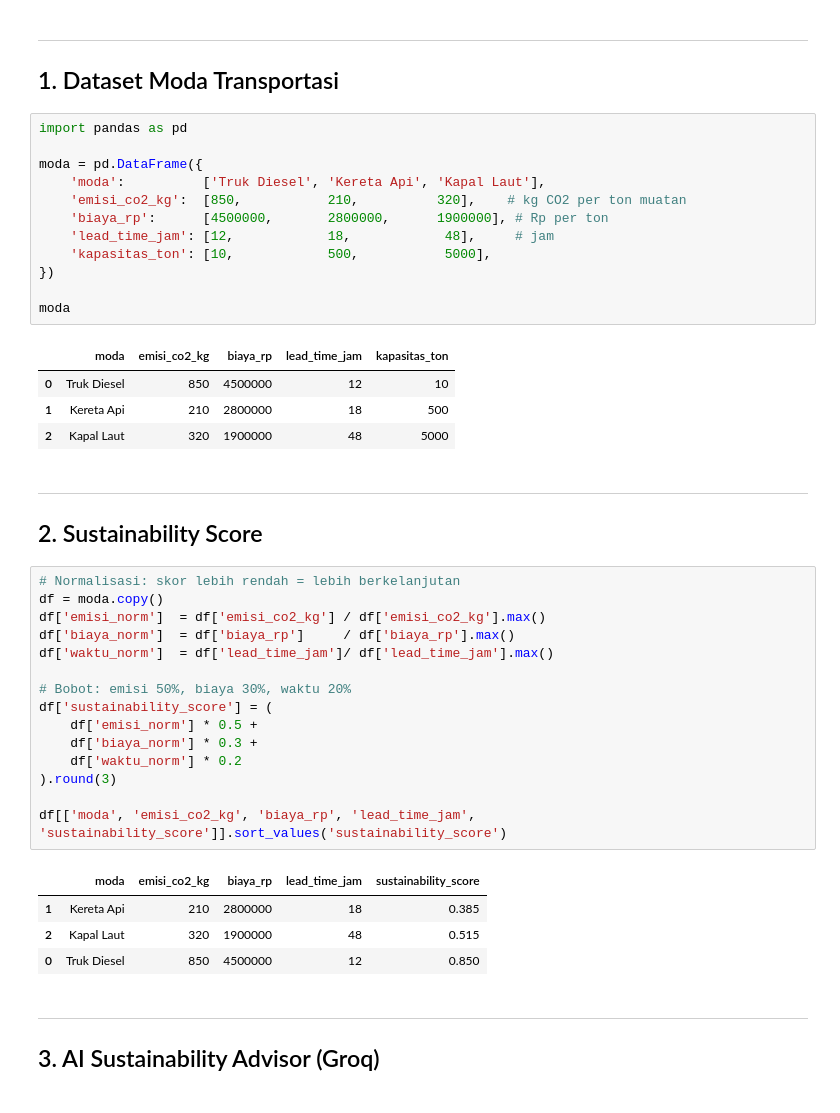
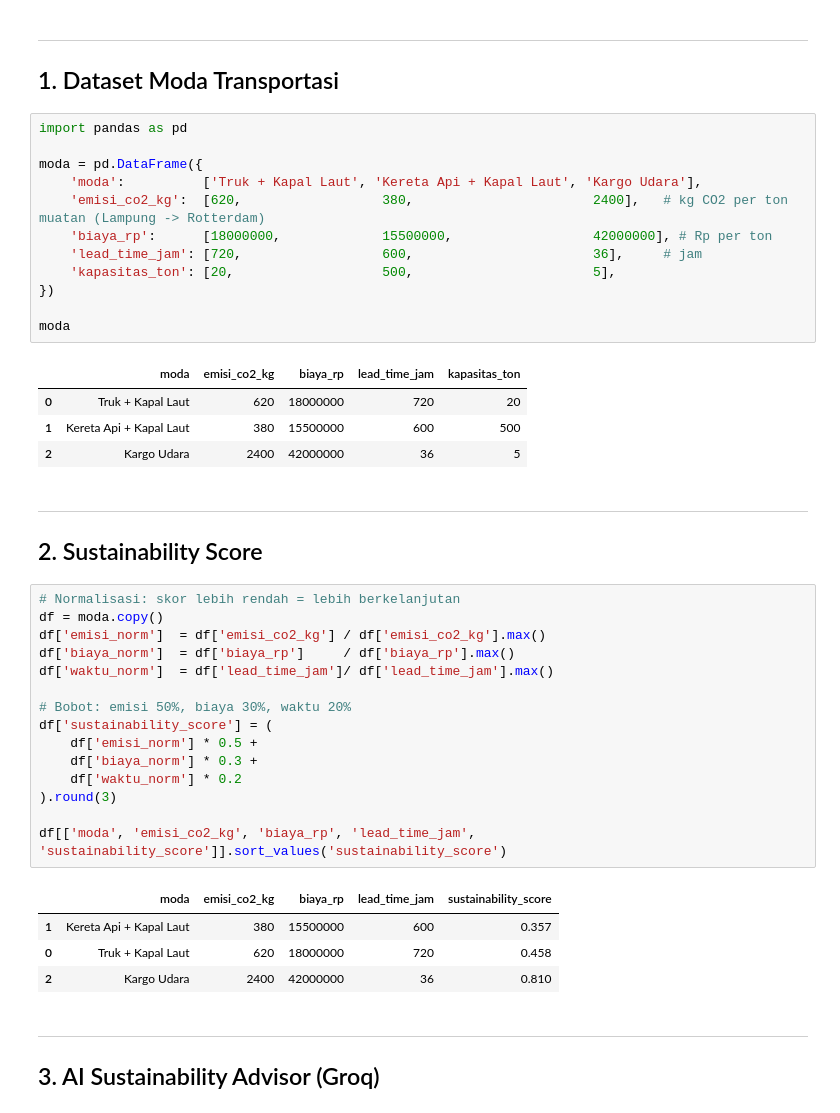
Before and after one commit to isalgi/ds-101, a Jupyter notebook: pertemuan-11.ipynb, the cells around one changed output. Cells and saved outputs as stored; diff of their text form.

```diff
--- a/pertemuan-11.ipynb
+++ b/pertemuan-11.ipynb
@@ -14,20 +14,20 @@ Distribusi beras dari Lampung ke Jakarta menggunakan tiga moda:
 # %%
 import pandas as pd
 
 moda = pd.DataFrame({
-    'moda':          ['Truk Diesel', 'Kereta Api', 'Kapal Laut'],
-    'emisi_co2_kg':  [850,           210,          320],    # kg CO2 per ton muatan
-    'biaya_rp':      [4500000,       2800000,      1900000], # Rp per ton
-    'lead_time_jam': [12,            18,            48],     # jam
-    'kapasitas_ton': [10,            500,           5000],
+    'moda':          ['Truk + Kapal Laut', 'Kereta Api + Kapal Laut', 'Kargo Udara'],
+    'emisi_co2_kg':  [620,                  380,                       2400],   # kg CO2 per ton muatan (Lampung -> Rotterdam)
+    'biaya_rp':      [18000000,             15500000,                  42000000], # Rp per ton
+    'lead_time_jam': [720,                  600,                       36],     # jam
+    'kapasitas_ton': [20,                   500,                       5],
 })
 
 moda
 # %% [output]
 |  | moda | emisi_co2_kg | biaya_rp | lead_time_jam | kapasitas_ton |
-| 0 | Truk Diesel | 850 | 4500000 | 12 | 10 |
-| 1 | Kereta Api | 210 | 2800000 | 18 | 500 |
-| 2 | Kapal Laut | 320 | 1900000 | 48 | 5000 |
+| 0 | Truk + Kapal Laut | 620 | 18000000 | 720 | 20 |
+| 1 | Kereta Api + Kapal Laut | 380 | 15500000 | 600 | 500 |
+| 2 | Kargo Udara | 2400 | 42000000 | 36 | 5 |
 # %% [markdown]
 ---
 ## 2. Sustainability Score
@@ -48,9 +48,9 @@ df['sustainability_score'] = (
 df[['moda', 'emisi_co2_kg', 'biaya_rp', 'lead_time_jam', 'sustainability_score']].sort_values('sustainability_score')
 # %% [output]
 |  | moda | emisi_co2_kg | biaya_rp | lead_time_jam | sustainability_score |
-| 1 | Kereta Api | 210 | 2800000 | 18 | 0.385 |
-| 2 | Kapal Laut | 320 | 1900000 | 48 | 0.515 |
-| 0 | Truk Diesel | 850 | 4500000 | 12 | 0.850 |
+| 1 | Kereta Api + Kapal Laut | 380 | 15500000 | 600 | 0.357 |
+| 0 | Truk + Kapal Laut | 620 | 18000000 | 720 | 0.458 |
+| 2 | Kargo Udara | 2400 | 42000000 | 36 | 0.810 |
 # %% [markdown]
 ---
 ## 3. AI Sustainability Advisor (Groq)
```
Also changed, not shown: parts of 6 cells of this notebook, 21 other files.
